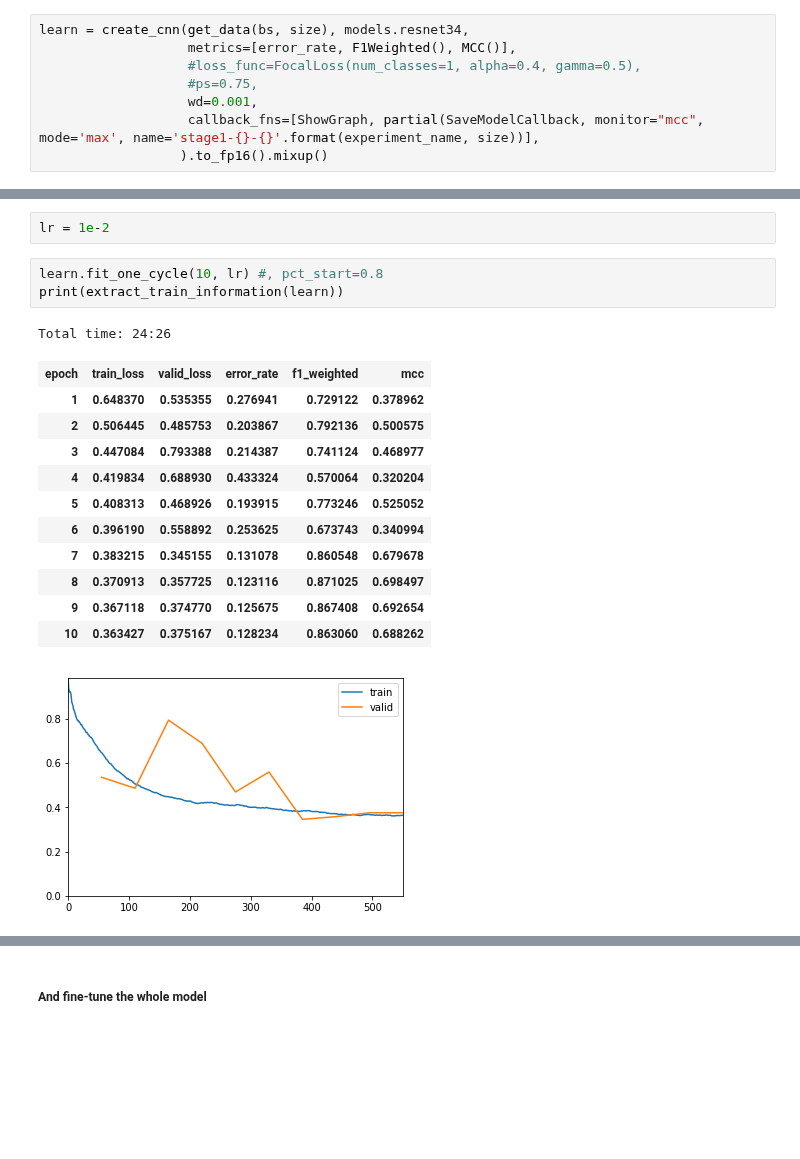
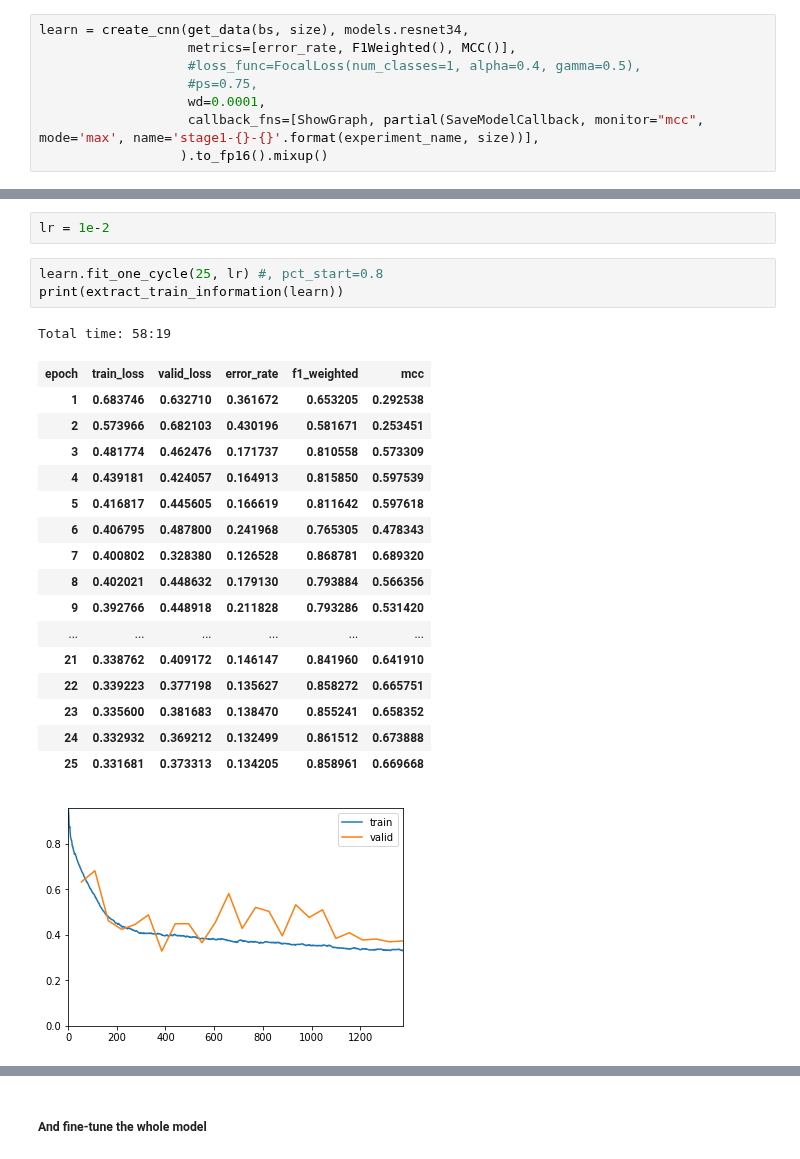
Before and after one commit to ChristianMarzahl/ISBI2019_WhiteBloodCancer, a Jupyter notebook: baseline-Rn34.ipynb, the cells around one changed output, grey strips where cells are left out. Cells and saved outputs as stored; diff of their text form; blank space fills up the shorter version.

```diff
--- a/baseline-Rn34.ipynb
+++ b/baseline-Rn34.ipynb
@@ -176,7 +176,7 @@ learn = create_cnn(get_data(bs, size), models.resnet34,
                    metrics=[error_rate, F1Weighted(), MCC()],
                    #loss_func=FocalLoss(num_classes=1, alpha=0.4, gamma=0.5),
                    #ps=0.75,
-                   wd=0.001,
+                   wd=0.0001,
                    callback_fns=[ShowGraph, partial(SaveModelCallback, monitor="mcc", mode='max', name='stage1-{}-{}'.format(experiment_name, size))],
                   ).to_fp16().mixup()
 # %%
@@ -192,22 +192,27 @@ learn.callback_fns
 # %%
 lr = 1e-2
 # %%
-learn.fit_one_cycle(10, lr) #, pct_start=0.8
+learn.fit_one_cycle(25, lr) #, pct_start=0.8
 print(extract_train_information(learn))
 # %% [output]
-Total time: 24:26
+Total time: 58:19
 | epoch | train_loss | valid_loss | error_rate | f1_weighted | mcc |
-| 1 | 0.648370 | 0.535355 | 0.276941 | 0.729122 | 0.378962 |
-| 2 | 0.506445 | 0.485753 | 0.203867 | 0.792136 | 0.500575 |
-| 3 | 0.447084 | 0.793388 | 0.214387 | 0.741124 | 0.468977 |
-| 4 | 0.419834 | 0.688930 | 0.433324 | 0.570064 | 0.320204 |
-| 5 | 0.408313 | 0.468926 | 0.193915 | 0.773246 | 0.525052 |
-| 6 | 0.396190 | 0.558892 | 0.253625 | 0.673743 | 0.340994 |
-| 7 | 0.383215 | 0.345155 | 0.131078 | 0.860548 | 0.679678 |
-| 8 | 0.370913 | 0.357725 | 0.123116 | 0.871025 | 0.698497 |
-| 9 | 0.367118 | 0.374770 | 0.125675 | 0.867408 | 0.692654 |
-| 10 | 0.363427 | 0.375167 | 0.128234 | 0.863060 | 0.688262 |
+| 1 | 0.683746 | 0.632710 | 0.361672 | 0.653205 | 0.292538 |
+| 2 | 0.573966 | 0.682103 | 0.430196 | 0.581671 | 0.253451 |
+| 3 | 0.481774 | 0.462476 | 0.171737 | 0.810558 | 0.573309 |
+| 4 | 0.439181 | 0.424057 | 0.164913 | 0.815850 | 0.597539 |
+| 5 | 0.416817 | 0.445605 | 0.166619 | 0.811642 | 0.597618 |
+| 6 | 0.406795 | 0.487800 | 0.241968 | 0.765305 | 0.478343 |
+| 7 | 0.400802 | 0.328380 | 0.126528 | 0.868781 | 0.689320 |
+| 8 | 0.402021 | 0.448632 | 0.179130 | 0.793884 | 0.566356 |
+| 9 | 0.392766 | 0.448918 | 0.211828 | 0.793286 | 0.531420 |
+| ... | ... | ... | ... | ... | ... |
+| 21 | 0.338762 | 0.409172 | 0.146147 | 0.841960 | 0.641910 |
+| 22 | 0.339223 | 0.377198 | 0.135627 | 0.858272 | 0.665751 |
+| 23 | 0.335600 | 0.381683 | 0.138470 | 0.855241 | 0.658352 |
+| 24 | 0.332932 | 0.369212 | 0.132499 | 0.861512 | 0.673888 |
+| 25 | 0.331681 | 0.373313 | 0.134205 | 0.858961 | 0.669668 |
-[figure, old version]
+[figure, new version]
 Total params: 21,813,570
 Trainable: 2.5%
 Bs: 128
```
Also changed, not shown: parts of 3 cells of this notebook, 4 other files.
